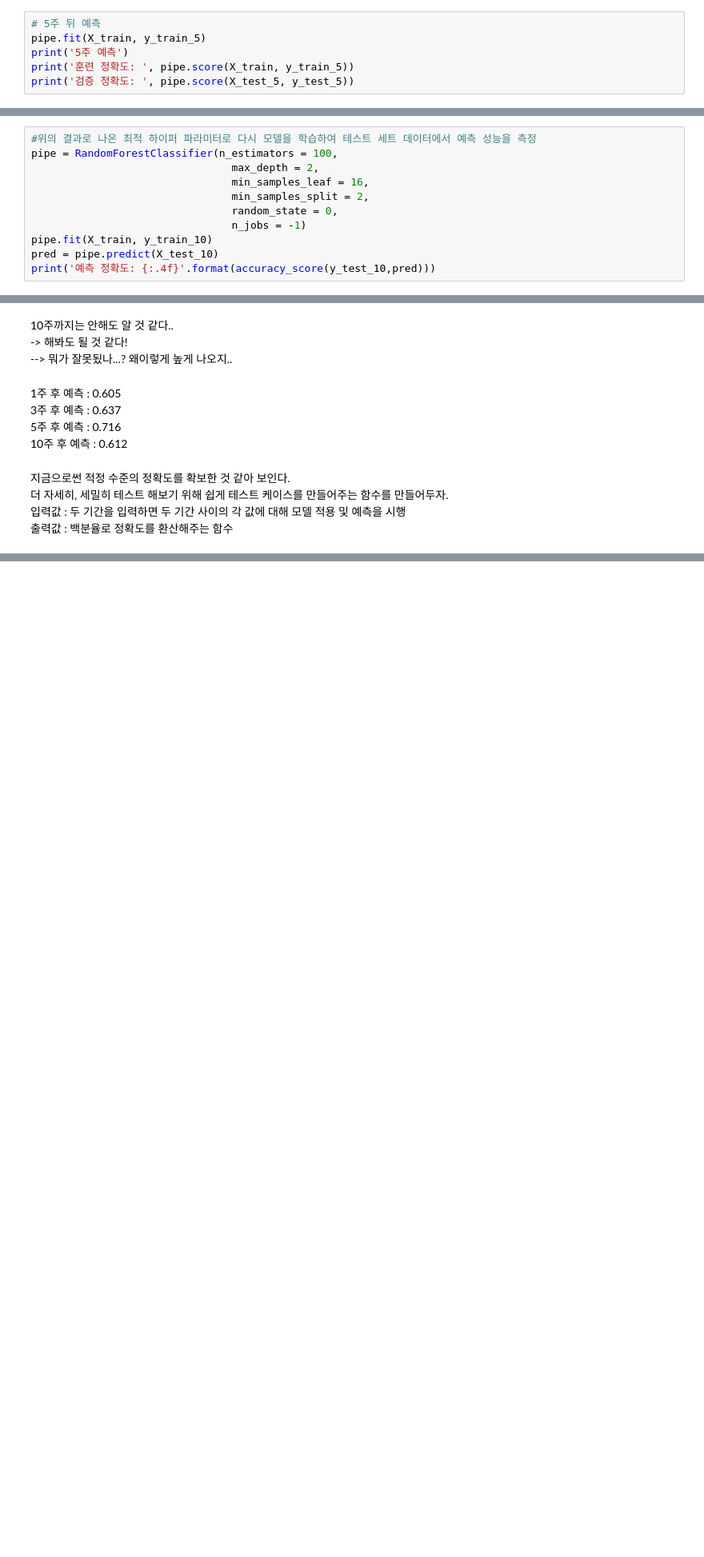
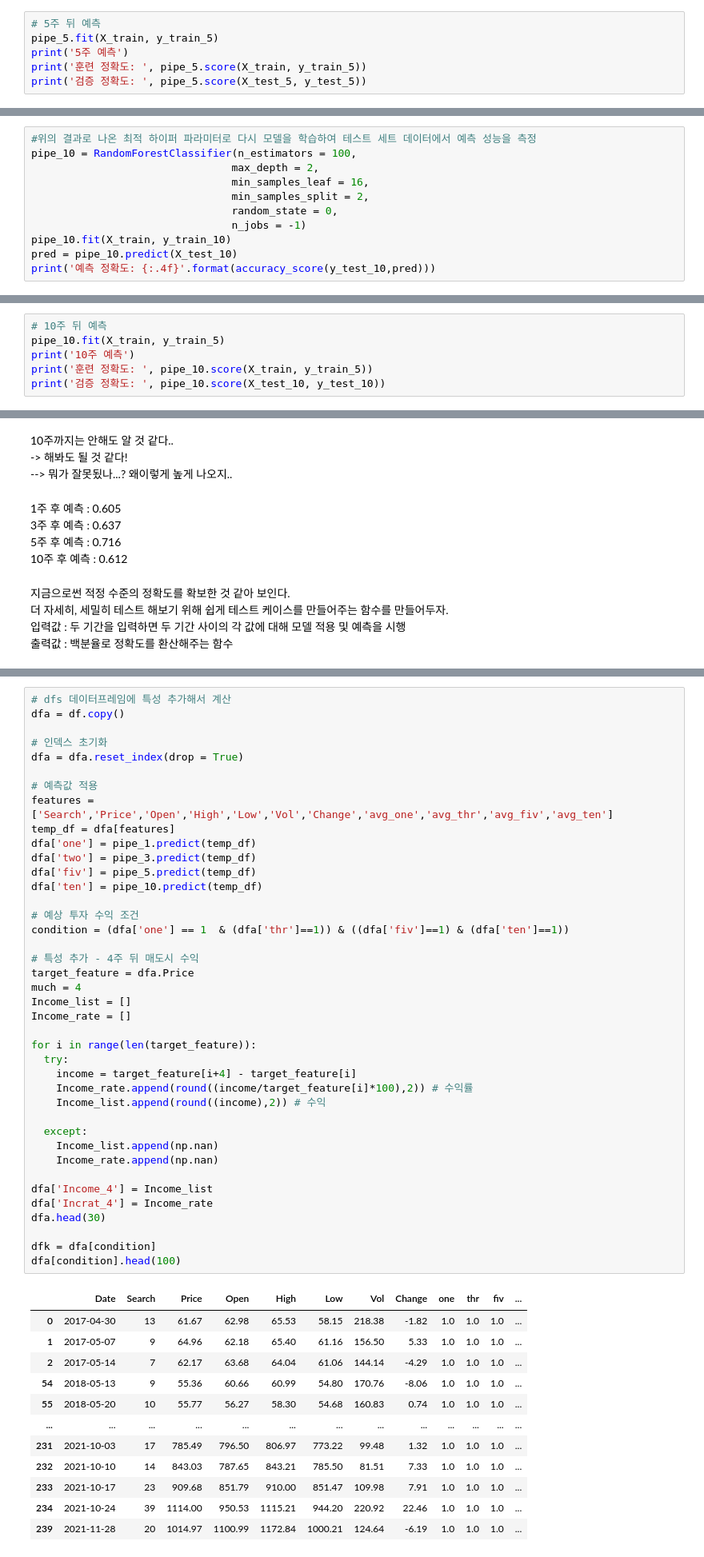
Before and after one commit to sumu97/Study, a Jupyter notebook: p1.ipynb, the cells around one changed output, grey strips where cells are left out. Shown at 80% size. Drawn from its saved outputs; the diff is of its cells as text; blank space fills up the shorter version.

```diff
--- a/p1.ipynb
+++ b/p1.ipynb
@@ -576,10 +576,10 @@ print('예측 정확도: {:.4f}'.format(accuracy_score(y_test_5,pred)))
 예측 정확도: 0.7164
 # %%
 # 5주 뒤 예측
-pipe.fit(X_train, y_train_5)
+pipe_5.fit(X_train, y_train_5)
 print('5주 예측')
-print('훈련 정확도: ', pipe.score(X_train, y_train_5))
-print('검증 정확도: ', pipe.score(X_test_5, y_test_5))
+print('훈련 정확도: ', pipe_5.score(X_train, y_train_5))
+print('검증 정확도: ', pipe_5.score(X_test_5, y_test_5))
 # %% [output]
 5주 예측
 훈련 정확도:  0.6726190476190477
@@ -603,14 +603,20 @@ print('최고 예측 정확도: {:.4f}'.format(grid_cv.best_score_))
 최고 예측 정확도: 0.4702
 # %%
 #위의 결과로 나온 최적 하이퍼 파라미터로 다시 모델을 학습하여 테스트 세트 데이터에서 예측 성능을 측정
-pipe = RandomForestClassifier(n_estimators = 100,
+pipe_10 = RandomForestClassifier(n_estimators = 100,
                                 max_depth = 2,
                                 min_samples_leaf = 16,
                                 min_samples_split = 2,
                                 random_state = 0,
                                 n_jobs = -1)
-pipe.fit(X_train, y_train_10)
-pred = pipe.predict(X_test_10)
+pipe_10.fit(X_train, y_train_10)
+pred = pipe_10.predict(X_test_10)
 print('예측 정확도: {:.4f}'.format(accuracy_score(y_test_10,pred)))
 # %% [output]
 예측 정확도: 0.6129
+# %%
+# 10주 뒤 예측
+pipe_10.fit(X_train, y_train_5)
+print('10주 예측')
+print('훈련 정확도: ', pipe_10.score(X_train, y_train_5))
+print('검증 정확도: ', pipe_10.score(X_test_10, y_test_10))
@@ -665,0 +757,53 @@ def test_case(start_date, end_date, X_data, y_data): # 시작일, 종료일, 특
+# %%
+# dfs 데이터프레임에 특성 추가해서 계산
+dfa = df.copy()
+
+# 인덱스 초기화
+dfa = dfa.reset_index(drop = True)
+
+# 예측값 적용
+features = ['Search','Price','Open','High','Low','Vol','Change','avg_one','avg_thr','avg_fiv','avg_ten']
+temp_df = dfa[features]
+dfa['one'] = pipe_1.predict(temp_df)
+dfa['two'] = pipe_3.predict(temp_df)
+dfa['fiv'] = pipe_5.predict(temp_df)
+dfa['ten'] = pipe_10.predict(temp_df)
+
+# 예상 투자 수익 조건
+condition = (dfa['one'] == 1  & (dfa['thr']==1)) & ((dfa['fiv']==1) & (dfa['ten']==1))
+
+# 특성 추가 - 4주 뒤 매도시 수익
+target_feature = dfa.Price
+much = 4
+Income_list = []
+Income_rate = []
+
+for i in range(len(target_feature)):
+  try:
+    income = target_feature[i+4] - target_feature[i]
+    Income_rate.append(round((income/target_feature[i]*100),2)) # 수익률
+    Income_list.append(round((income),2)) # 수익
+
+  except:
+    Income_list.append(np.nan)
+    Income_rate.append(np.nan)
+
+dfa['Income_4'] = Income_list
+dfa['Incrat_4'] = Income_rate
+dfa.head(30)
+
+dfk = dfa[condition]
+dfa[condition].head(100)
+# %% [output]
+|  | Date | Search | Price | Open | High | Low | Vol | Change | one | thr | fiv | ... |
+| 0 | 2017-04-30 | 13 | 61.67 | 62.98 | 65.53 | 58.15 | 218.38 | -1.82 | 1.0 | 1.0 | 1.0 | ... |
+| 1 | 2017-05-07 | 9 | 64.96 | 62.18 | 65.40 | 61.16 | 156.50 | 5.33 | 1.0 | 1.0 | 1.0 | ... |
+| 2 | 2017-05-14 | 7 | 62.17 | 63.68 | 64.04 | 61.06 | 144.14 | -4.29 | 1.0 | 1.0 | 1.0 | ... |
+| 54 | 2018-05-13 | 9 | 55.36 | 60.66 | 60.99 | 54.80 | 170.76 | -8.06 | 1.0 | 1.0 | 1.0 | ... |
+| 55 | 2018-05-20 | 10 | 55.77 | 56.27 | 58.30 | 54.68 | 160.83 | 0.74 | 1.0 | 1.0 | 1.0 | ... |
+| ... | ... | ... | ... | ... | ... | ... | ... | ... | ... | ... | ... | ... |
+| 231 | 2021-10-03 | 17 | 785.49 | 796.50 | 806.97 | 773.22 | 99.48 | 1.32 | 1.0 | 1.0 | 1.0 | ... |
+| 232 | 2021-10-10 | 14 | 843.03 | 787.65 | 843.21 | 785.50 | 81.51 | 7.33 | 1.0 | 1.0 | 1.0 | ... |
+| 233 | 2021-10-17 | 23 | 909.68 | 851.79 | 910.00 | 851.47 | 109.98 | 7.91 | 1.0 | 1.0 | 1.0 | ... |
+| 234 | 2021-10-24 | 39 | 1114.00 | 950.53 | 1115.21 | 944.20 | 220.92 | 22.46 | 1.0 | 1.0 | 1.0 | ... |
+| 239 | 2021-11-28 | 20 | 1014.97 | 1100.99 | 1172.84 | 1000.21 | 124.64 | -6.19 | 1.0 | 1.0 | 1.0 | ... |
```
Also changed, not shown: parts of 37 cells of this notebook.
